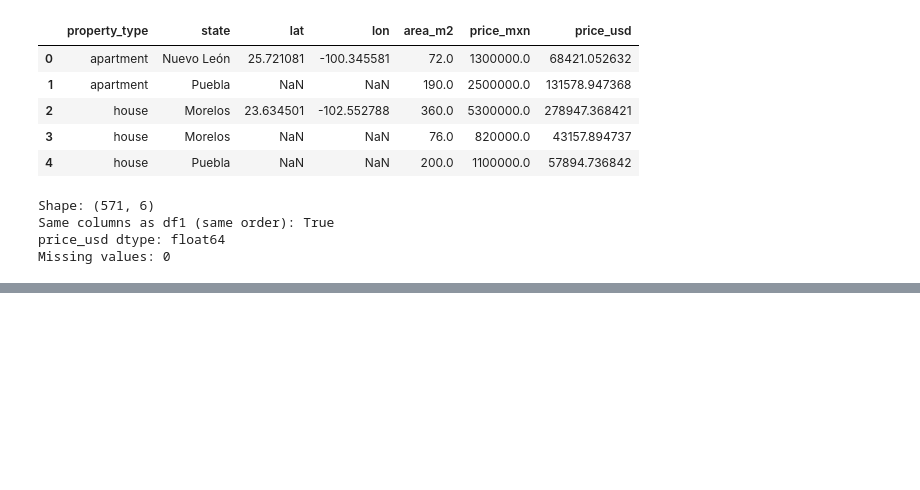
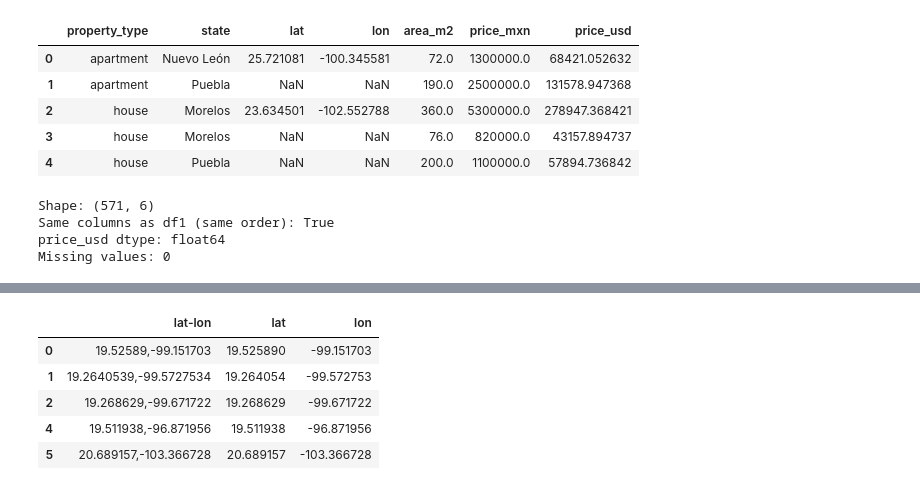
Before and after one commit to xrasana-lang/Mexico_real_estate_analysis, a Jupyter notebook: notebooks/01_getting_to_know_the_data.ipynb, the cells around one changed output, grey strips where cells are left out. Saved outputs shown, nothing was run; the diff lists cells and outputs as text; code cells hidden in the pictures; blank space fills up the shorter version.

```diff
--- a/notebooks/01_getting_to_know_the_data.ipynb
+++ b/notebooks/01_getting_to_know_the_data.ipynb
@@ -224,0 +306,18 @@ Missing values: 0
+# %%
+(
+    pd.read_csv(path_3)
+    .dropna()
+    .assign(
+        lat=lambda x: x["lat-lon"].str.split(",").str[0].astype(float),
+        lon=lambda x: x["lat-lon"].str.split(",").str[1].astype(float),
+    )
+    [["lat-lon", "lat", "lon"]]
+    .head()
+)
+# %% [output]
+|  | lat-lon | lat | lon |
+| 0 | 19.52589,-99.151703 | 19.525890 | -99.151703 |
+| 1 | 19.2640539,-99.5727534 | 19.264054 | -99.572753 |
+| 2 | 19.268629,-99.671722 | 19.268629 | -99.671722 |
+| 4 | 19.511938,-96.871956 | 19.511938 | -96.871956 |
+| 5 | 20.689157,-103.366728 | 20.689157 | -103.366728 |
```
Also changed, not shown: parts of 9 cells of this notebook.
